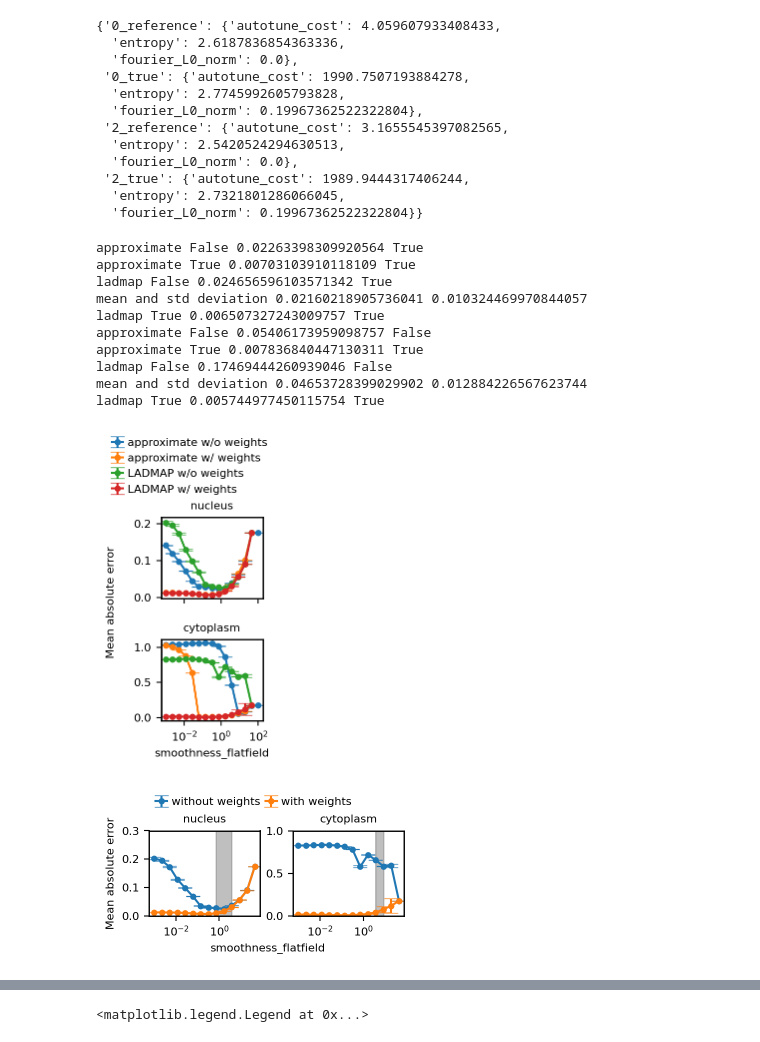
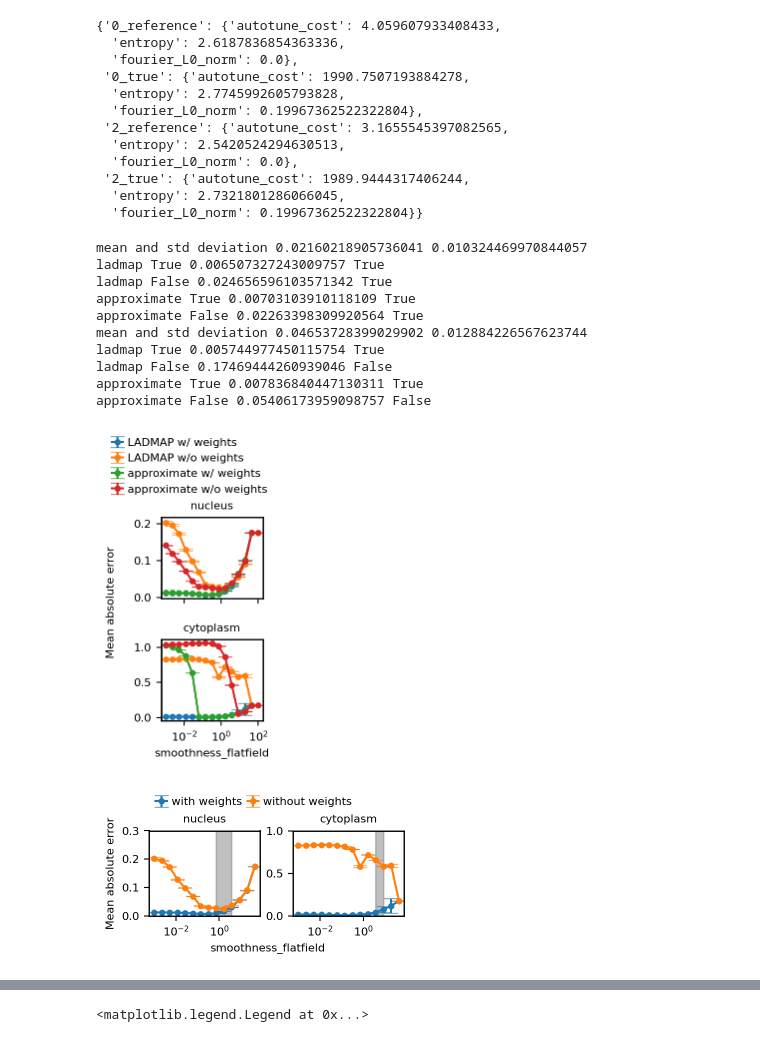
Before and after one commit to yfukai/BaSiCpy, a Jupyter notebook: misc_notebooks/analysis_for_publication/simulated_cells/003_plot.ipynb, the cells around one changed output, grey strips where cells are left out. Saved outputs shown, nothing was run; the diff lists cells and outputs as text; code cells hidden in the pictures.

```diff
--- a/misc_notebooks/analysis_for_publication/simulated_cells/003_plot.ipynb
+++ b/misc_notebooks/analysis_for_publication/simulated_cells/003_plot.ipynb
@@ -229,7 +227,9 @@ for ax, ax2, channel_index in zip(axes, axes2, [nuc_channel_idx, cyto_channel_id
         .agg(["mean", "std"])
         .reset_index()
     )
-    for (fitting_mode, use_weight), grp in df2.groupby(["fitting_mode", "use_weight"]):
+    for (fitting_mode, use_weight), grp in list(
+        df2.groupby(["fitting_mode", "use_weight"])
+    )[::-1]:
         xs = grp["smoothness_flatfield"]
         ys = grp["mean_abs_error"]["mean"]
         yerrs = grp["mean_abs_error"]["std"] * 2
@@ -273,10 +273,15 @@ for ax, ax2, channel_index in zip(axes, axes2, [nuc_channel_idx, cyto_channel_id
                     )
                     for k in ["smoothness_flatfield", "mean_abs_error"]
                 ]
+
+                m = np.mean(np.log(optimal_smoothness_flatfields))
+                s = np.std(np.log(optimal_smoothness_flatfields))
                 ax2.fill_betweenx(
                     [0, range_maxes[channel_index]],
                     np.min(optimal_smoothness_flatfields),
                     np.max(optimal_smoothness_flatfields),
+                    # np.exp(m - s),
+                    # np.exp(m + s),
                     alpha=0.5,
                     color="gray",
                 )
@@ -299,41 +304,41 @@ for ax, ax2, channel_index in zip(axes, axes2, [nuc_channel_idx, cyto_channel_id
         # _ax.set_ylim(0, None)
         _ax.set_title(
             {nuc_channel_idx: "nucleus", cyto_channel_idx: "cytoplasm"}[channel_index]
         )
         # _ax.axhline(gt_values[channel_index]["entropy"], color="gray", linestyle="--")
     # ax.axhline(2e-2)
 fig.supylabel("Mean absolute error", x=0.025, fontsize=8.0)
 axes2[0].set_ylabel("Mean absolute error", x=-0.2)
 axes[1].set_xlabel("smoothness_flatfield")
 fig2.supxlabel("smoothness_flatfield", fontsize=8.0, y=0.025, x=0.55)
 
 axes[0].legend(loc="lower left", bbox_to_anchor=(-0.55, 1.2), handletextpad=0.4)
 axes2[0].legend(
     loc="lower left",
     bbox_to_anchor=(0.0, 1.2),
     handletextpad=0.4,
     ncols=2,
     columnspacing=0.5,
 )
 
 fig.subplots_adjust(left=0.35, right=0.95, top=0.75, bottom=0.15)
 fig2.subplots_adjust(left=0.2, right=0.95, top=0.75, bottom=0.25)
 
 save_and_copy_fig(fig, "figS_simulated_images_flatfield_error_all")
 save_and_copy_fig(fig2, "fig2b_simulated_images_flatfield_error")
 # %% [output]
-approximate False 0.02263398309920564 True
-approximate True 0.00703103910118109 True
-ladmap False 0.024656596103571342 True
 mean and std deviation 0.02160218905736041 0.010324469970844057
 ladmap True 0.006507327243009757 True
-approximate False 0.05406173959098757 False
-approximate True 0.007836840447130311 True
-ladmap False 0.17469444260939046 False
+ladmap False 0.024656596103571342 True
+approximate True 0.00703103910118109 True
+approximate False 0.02263398309920564 True
 mean and std deviation 0.04653728399029902 0.012884226567623744
 ladmap True 0.005744977450115754 True
+ladmap False 0.17469444260939046 False
+approximate True 0.007836840447130311 True
+approximate False 0.05406173959098757 False
-[figure, old version]
+[figure, new version]
-[figure, old version]
+[figure, new version]
 # %%
 fig, axes = plt.subplots(
     2, 1, figsize=(3.4 / 2, 3.4), sharex=True, gridspec_kw=dict(hspace=0.5)
```
Also changed, not shown: parts of 2 cells of this notebook, 13 other files.
